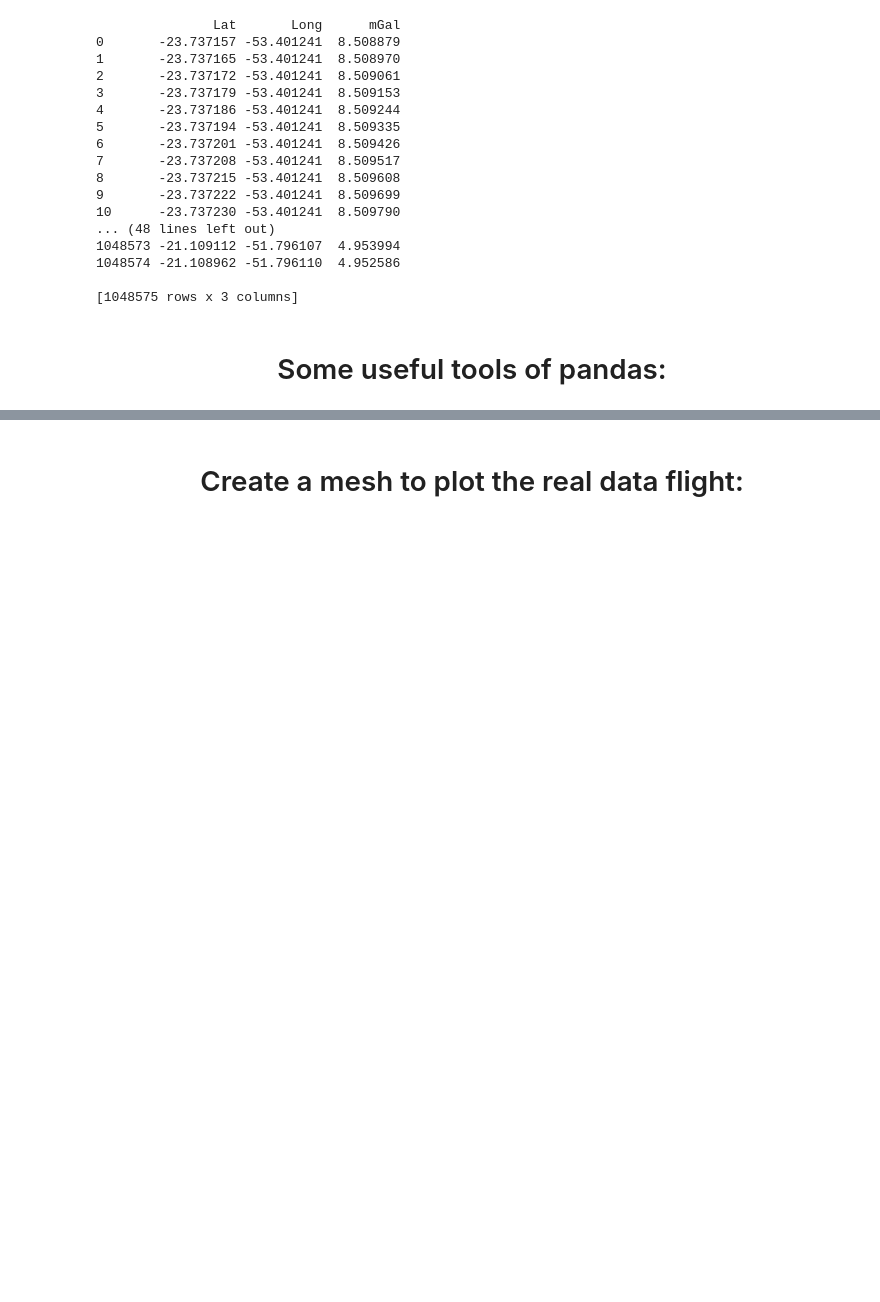
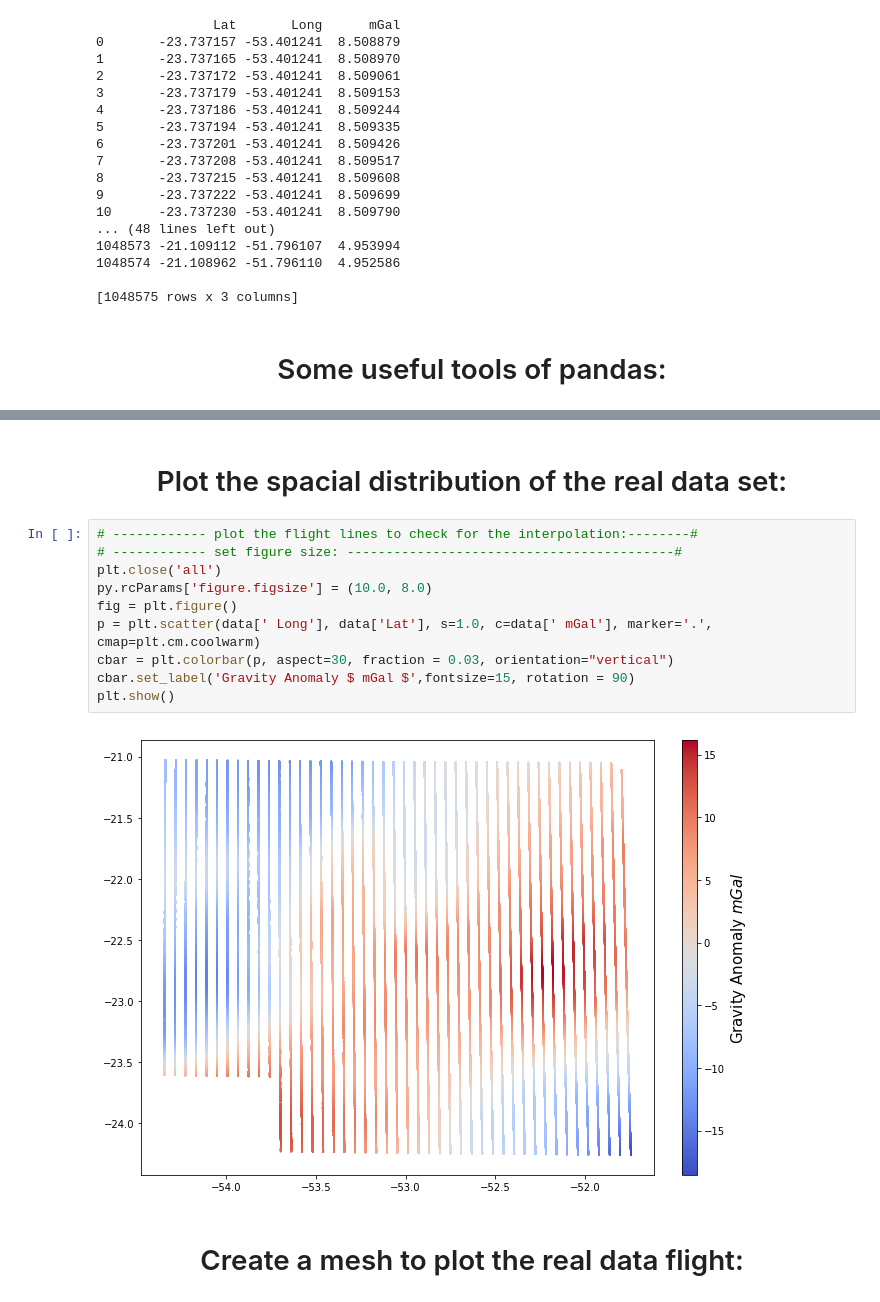
Before and after one commit to rodrigobijani/Congresso_Brasileiro_Geologia2018, a Jupyter notebook: scripts/real.ipynb, the cells around one changed output, grey strips where cells are left out. Drawn from its saved outputs; the diff is of its cells as text; blank space fills up the shorter version.

```diff
--- a/scripts/real.ipynb
+++ b/scripts/real.ipynb
@@ -87,3 +97,17 @@ dtype: float64
+# %% [markdown]
+#  <center size=3> Plot the spacial distribution of the real data set: <center>
+# %%
+# ------------ plot the flight lines to check for the interpolation:--------#
+# ------------ set figure size: ------------------------------------------#
+plt.close('all')
+py.rcParams['figure.figsize'] = (10.0, 8.0)
+fig = plt.figure()
+p = plt.scatter(data[' Long'], data['Lat'], s=1.0, c=data[' mGal'], marker='.', cmap=plt.cm.coolwarm)
+cbar = plt.colorbar(p, aspect=30, fraction = 0.03, orientation="vertical")
+cbar.set_label('Gravity Anomaly $ mGal $',fontsize=15, rotation = 90)
+plt.show()
+# %% [output]
+[figure, added]
 # %% [markdown]
 # <center size=3>  Create a mesh to plot the real data flight: <center>
 # %%
```
Also changed, not shown: parts of 26 cells of this notebook.
